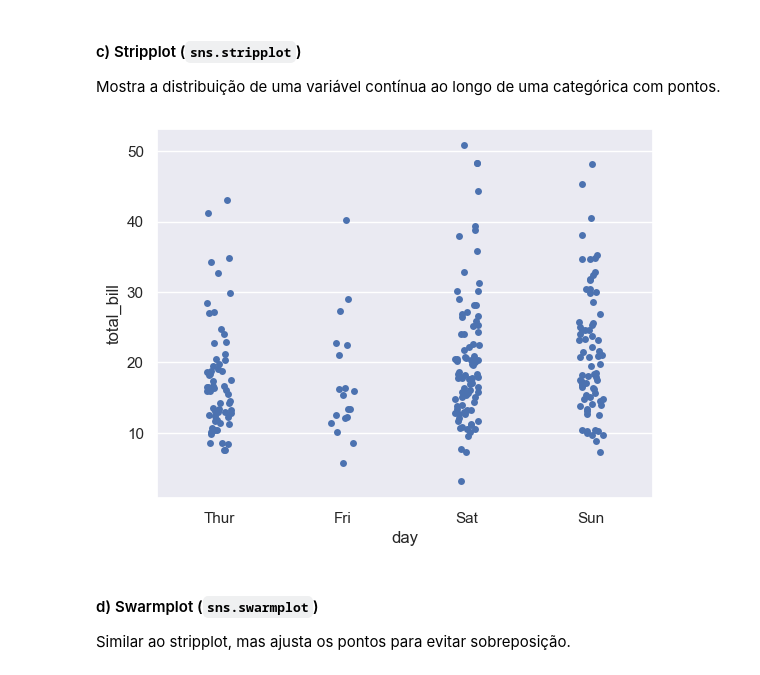
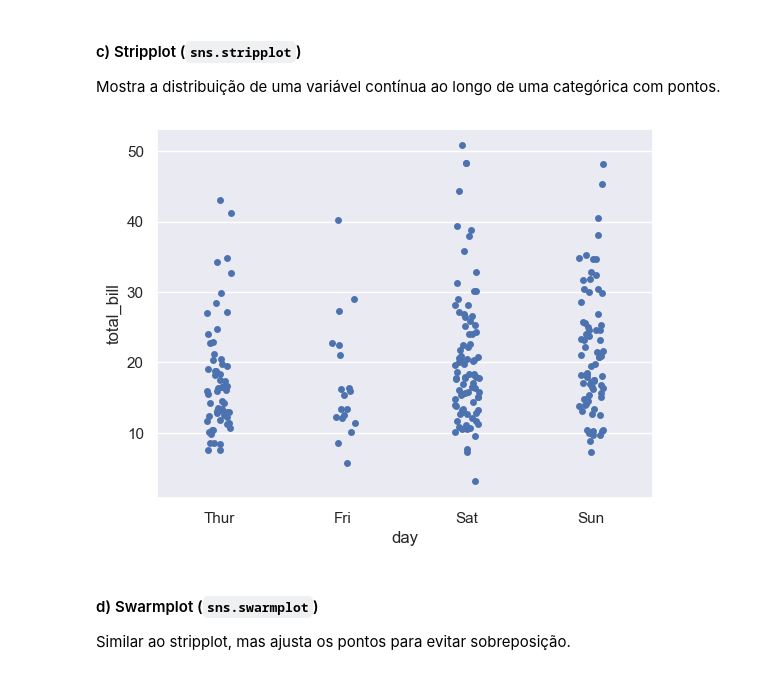
Before and after one commit to IlIIIIIIIIIlI/Jupyter-Notebooks, a Jupyter notebook: MBA USP/Python/Anotações em python.ipynb, the cells around one changed output. Drawn from its saved outputs; the diff is of its cells as text; code cells hidden in the pictures.

```diff
--- a/MBA USP/Python/Anotações em python.ipynb
+++ b/MBA USP/Python/Anotações em python.ipynb
@@ -1072,10 +1072,10 @@ plt.show()
 Mostra a distribuição de uma variável contínua ao longo de uma categórica com pontos.
 # %%
 
-sns.stripplot(x='day', y='total_bill', data=df, jitter=True)
+sns.stripplot(x='day', y='total_bill', data=df, jitter=0.1)
 plt.show()
 # %% [output]
-[figure, old version]
+[figure, new version]
 # %% [markdown]
 #### d) Swarmplot (`sns.swarmplot`)
 
```
Also changed, not shown: parts of 27 cells of this notebook, 11 other files.
